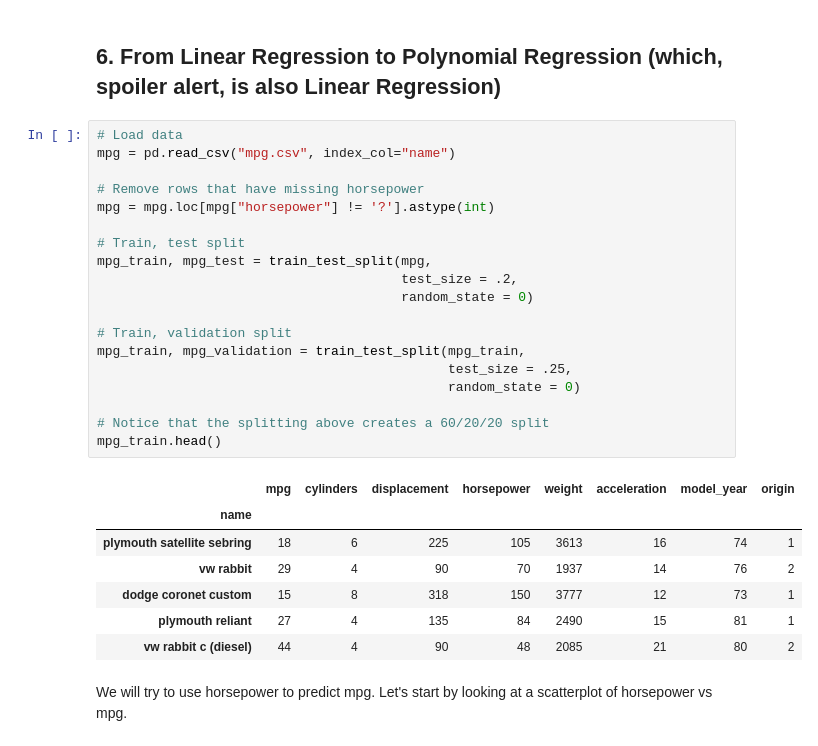
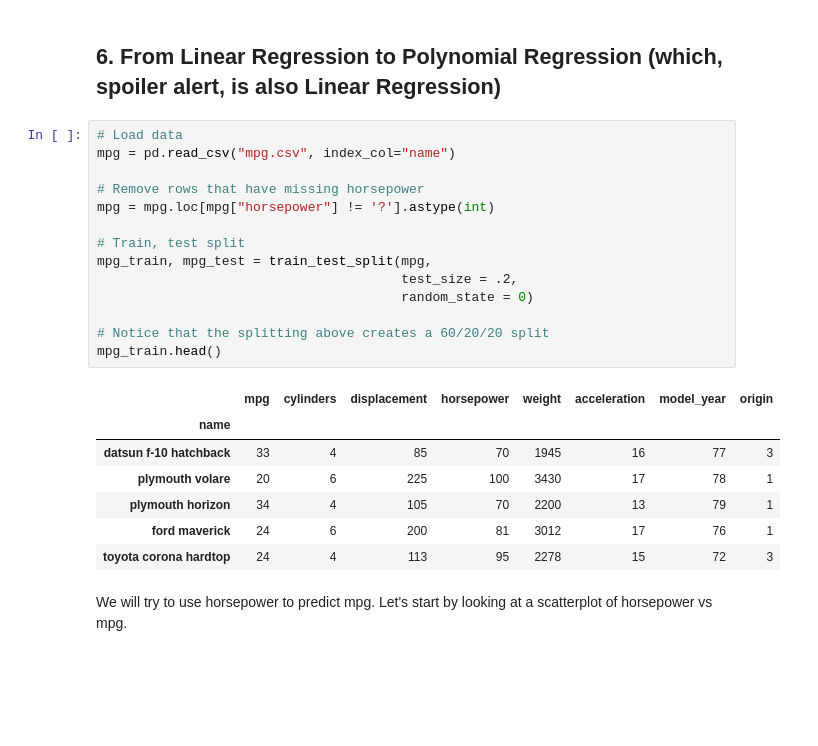
Before and after one commit to DragonKyro/Fall_2022_SAAS_ED_Materials, a Jupyter notebook: Fall_2022_Lectures/Lecture_7/Lec7.ipynb, the cells around one changed output. Saved outputs shown, nothing was run; the diff lists cells and outputs as text; blank space fills up the shorter version.

```diff
--- a/Fall_2022_Lectures/Lecture_7/Lec7.ipynb
+++ b/Fall_2022_Lectures/Lecture_7/Lec7.ipynb
@@ -93,30 +93,25 @@ You only use **test set** to evaluate the performance of your final model, so it
 # %%
 # Load data
 mpg = pd.read_csv("mpg.csv", index_col="name")
 
 # Remove rows that have missing horsepower
 mpg = mpg.loc[mpg["horsepower"] != '?'].astype(int)
 
 # Train, test split
 mpg_train, mpg_test = train_test_split(mpg,
                                        test_size = .2,
                                        random_state = 0)
 
-# Train, validation split
-mpg_train, mpg_validation = train_test_split(mpg_train,
-                                             test_size = .25,
-                                             random_state = 0)
-
 # Notice that the splitting above creates a 60/20/20 split
 mpg_train.head()
 # %% [output]
 |  | mpg | cylinders | displacement | horsepower | weight | acceleration | model_year | origin |
 | name |  |  |  |  |  |  |  |  |
-| plymouth satellite sebring | 18 | 6 | 225 | 105 | 3613 | 16 | 74 | 1 |
-| vw rabbit | 29 | 4 | 90 | 70 | 1937 | 14 | 76 | 2 |
-| dodge coronet custom | 15 | 8 | 318 | 150 | 3777 | 12 | 73 | 1 |
-| plymouth reliant | 27 | 4 | 135 | 84 | 2490 | 15 | 81 | 1 |
-| vw rabbit c (diesel) | 44 | 4 | 90 | 48 | 2085 | 21 | 80 | 2 |
+| datsun f-10 hatchback | 33 | 4 | 85 | 70 | 1945 | 16 | 77 | 3 |
+| plymouth volare | 20 | 6 | 225 | 100 | 3430 | 17 | 78 | 1 |
+| plymouth horizon | 34 | 4 | 105 | 70 | 2200 | 13 | 79 | 1 |
+| ford maverick | 24 | 6 | 200 | 81 | 3012 | 17 | 76 | 1 |
+| toyota corona hardtop | 24 | 4 | 113 | 95 | 2278 | 15 | 72 | 3 |
 # %% [markdown]
 We will try to use horsepower to predict mpg. Let's start by looking at a scatterplot of horsepower vs mpg.
 # %%
```
Also changed, not shown: parts of 13 cells of this notebook.
